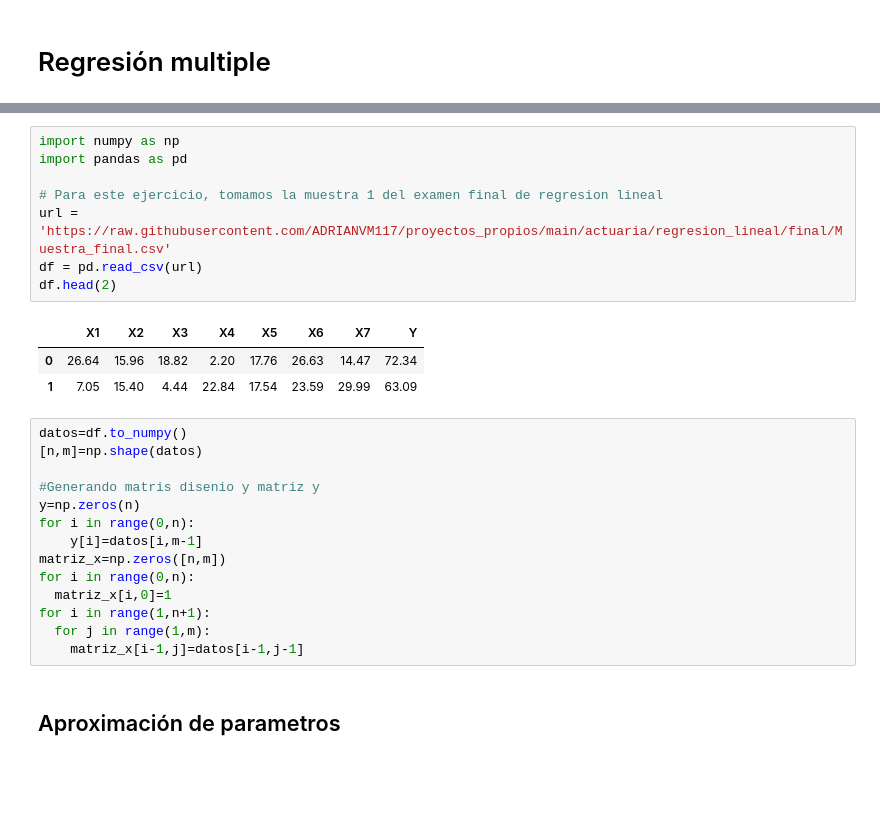
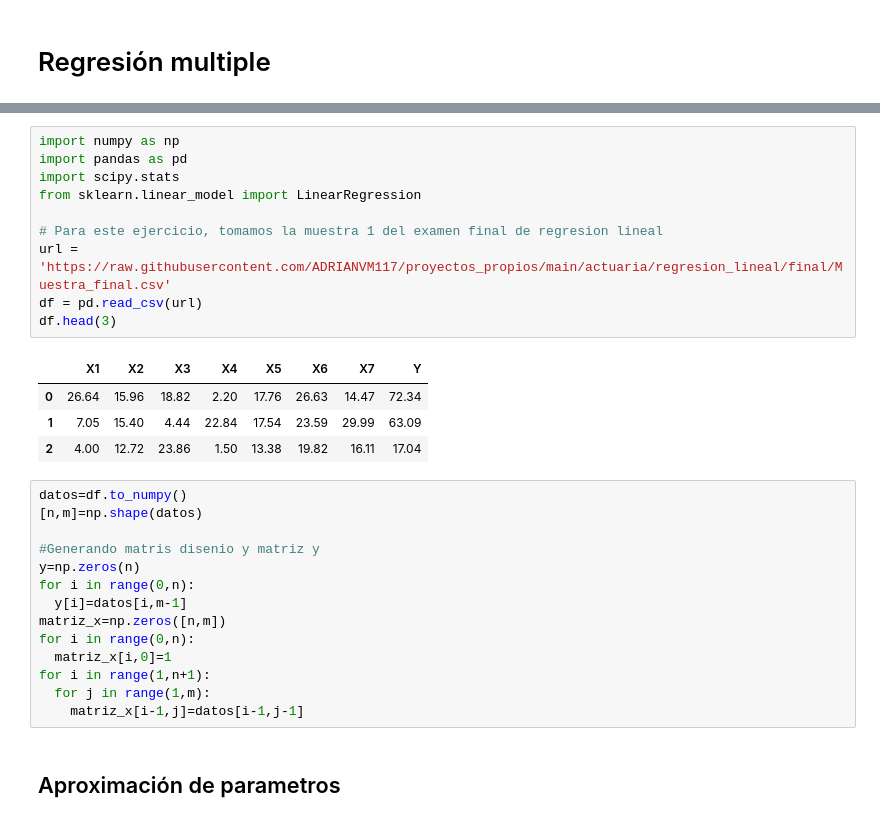
Before and after one commit to ADRIANVM117/proyectos_propios, a Jupyter notebook: actuaria/regresion_lineal/extra/regresion_multiple.ipynb, the cells around one changed output, grey strips where cells are left out. Cells and saved outputs as stored; diff of their text form; blank space fills up the shorter version.

```diff
--- a/actuaria/regresion_lineal/extra/regresion_multiple.ipynb
+++ b/actuaria/regresion_lineal/extra/regresion_multiple.ipynb
@@ -5,15 +26,18 @@
 # %%
 import numpy as np
 import pandas as pd
+import scipy.stats
+from sklearn.linear_model import LinearRegression
 
 # Para este ejercicio, tomamos la muestra 1 del examen final de regresion lineal
 url = 'https://raw.githubusercontent.com/ADRIANVM117/proyectos_propios/main/actuaria/regresion_lineal/final/Muestra_final.csv'
 df = pd.read_csv(url)
-df.head(2)
+df.head(3)
 # %% [output]
 |  | X1 | X2 | X3 | X4 | X5 | X6 | X7 | Y |
 | 0 | 26.64 | 15.96 | 18.82 | 2.20 | 17.76 | 26.63 | 14.47 | 72.34 |
 | 1 | 7.05 | 15.40 | 4.44 | 22.84 | 17.54 | 23.59 | 29.99 | 63.09 |
+| 2 | 4.00 | 12.72 | 23.86 | 1.50 | 13.38 | 19.82 | 16.11 | 17.04 |
 # %%
 datos=df.to_numpy()
 [n,m]=np.shape(datos)
@@ -21,7 +45,7 @@ datos=df.to_numpy()
 #Generando matris disenio y matriz y
 y=np.zeros(n)
 for i in range(0,n):
-    y[i]=datos[i,m-1]
+  y[i]=datos[i,m-1]
 matriz_x=np.zeros([n,m])
 for i in range(0,n):
   matriz_x[i,0]=1
```
Also changed, not shown: parts of 17 cells of this notebook.
